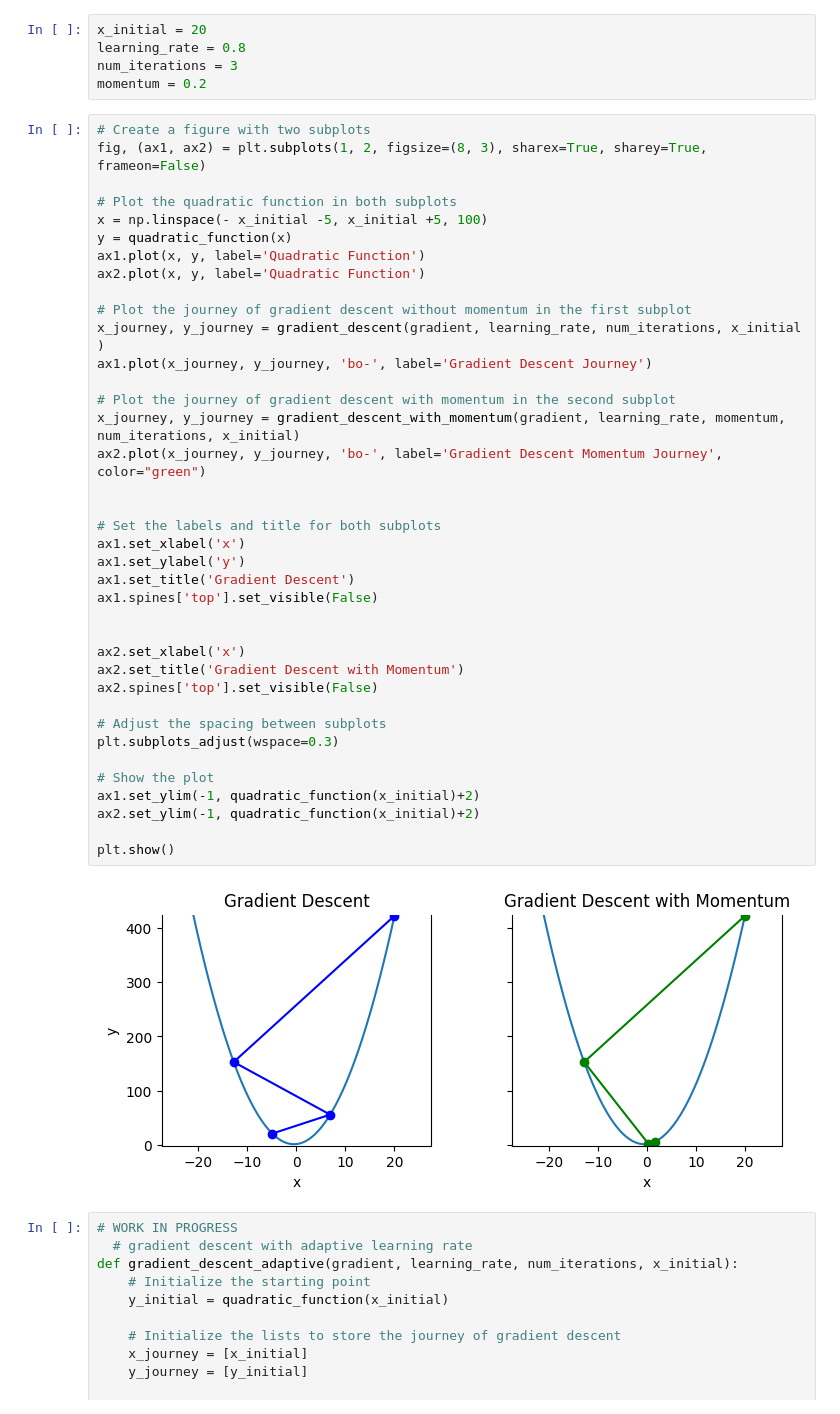
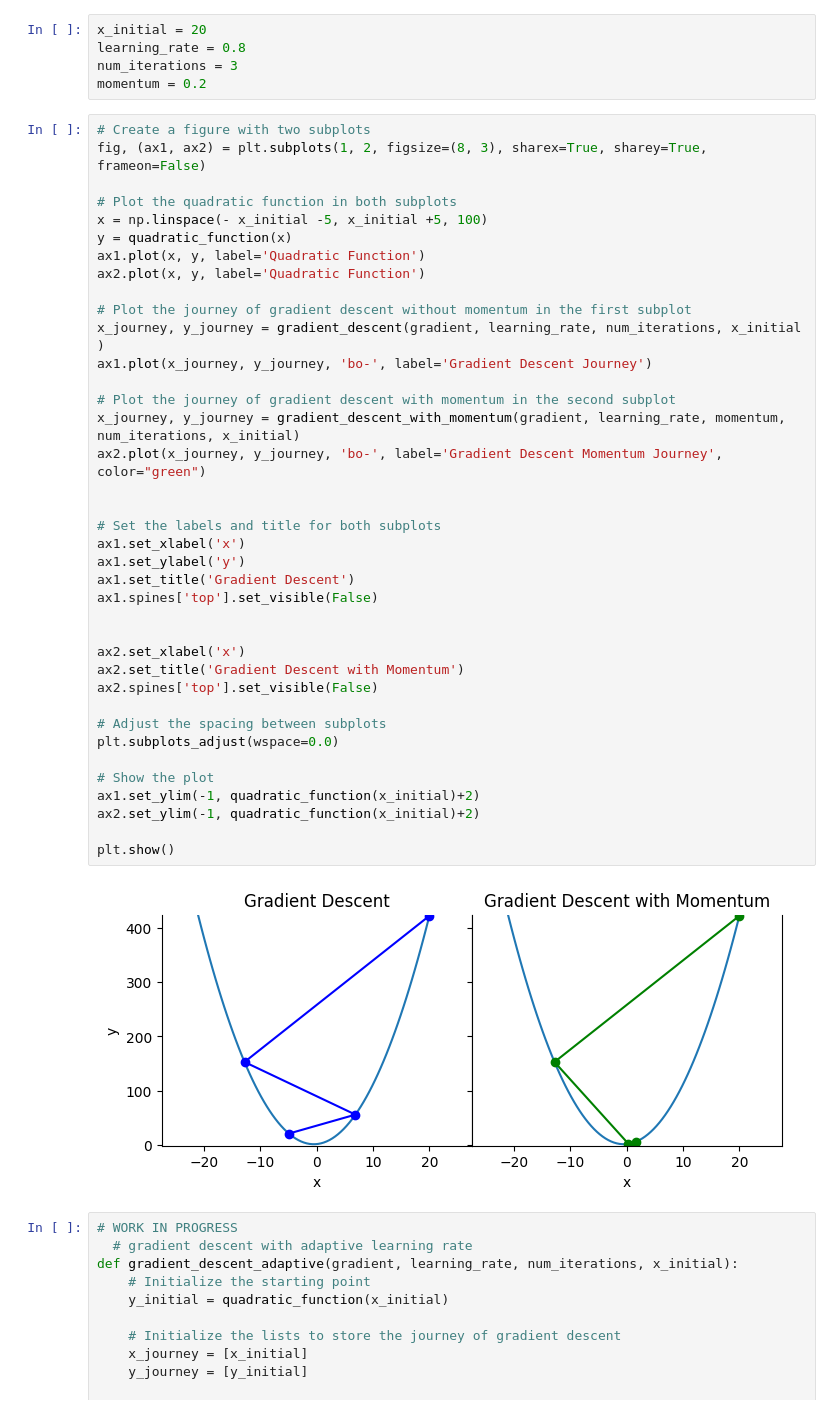
Before and after one commit to jakthehut/ADAM-Optimizer, a Jupyter notebook: visualizations/momentum_method.ipynb, the cells around one changed output. Saved outputs shown, nothing was run; the diff lists cells and outputs as text.

```diff
--- a/visualizations/momentum_method.ipynb
+++ b/visualizations/momentum_method.ipynb
@@ -69,35 +69,35 @@ ax1.plot(x, y, label='Quadratic Function')
 ax2.plot(x, y, label='Quadratic Function')
 
 # Plot the journey of gradient descent without momentum in the first subplot
 x_journey, y_journey = gradient_descent(gradient, learning_rate, num_iterations, x_initial )
 ax1.plot(x_journey, y_journey, 'bo-', label='Gradient Descent Journey')
 
 # Plot the journey of gradient descent with momentum in the second subplot
 x_journey, y_journey = gradient_descent_with_momentum(gradient, learning_rate, momentum, num_iterations, x_initial)
 ax2.plot(x_journey, y_journey, 'bo-', label='Gradient Descent Momentum Journey', color="green")
 
 
 # Set the labels and title for both subplots
 ax1.set_xlabel('x')
 ax1.set_ylabel('y')
 ax1.set_title('Gradient Descent')
 ax1.spines['top'].set_visible(False)
 
 
 ax2.set_xlabel('x')
 ax2.set_title('Gradient Descent with Momentum')
 ax2.spines['top'].set_visible(False)
 
 # Adjust the spacing between subplots
-plt.subplots_adjust(wspace=0.3)
+plt.subplots_adjust(wspace=0.0)
 
 # Show the plot
 ax1.set_ylim(-1, quadratic_function(x_initial)+2)
 ax2.set_ylim(-1, quadratic_function(x_initial)+2)
 
 plt.show()
 # %% [output]
-[figure, old version]
+[figure, new version]
 # %%
 # WORK IN PROGRESS
   # gradient descent with adaptive learning rate
```
Also changed, not shown: 2 other files.
